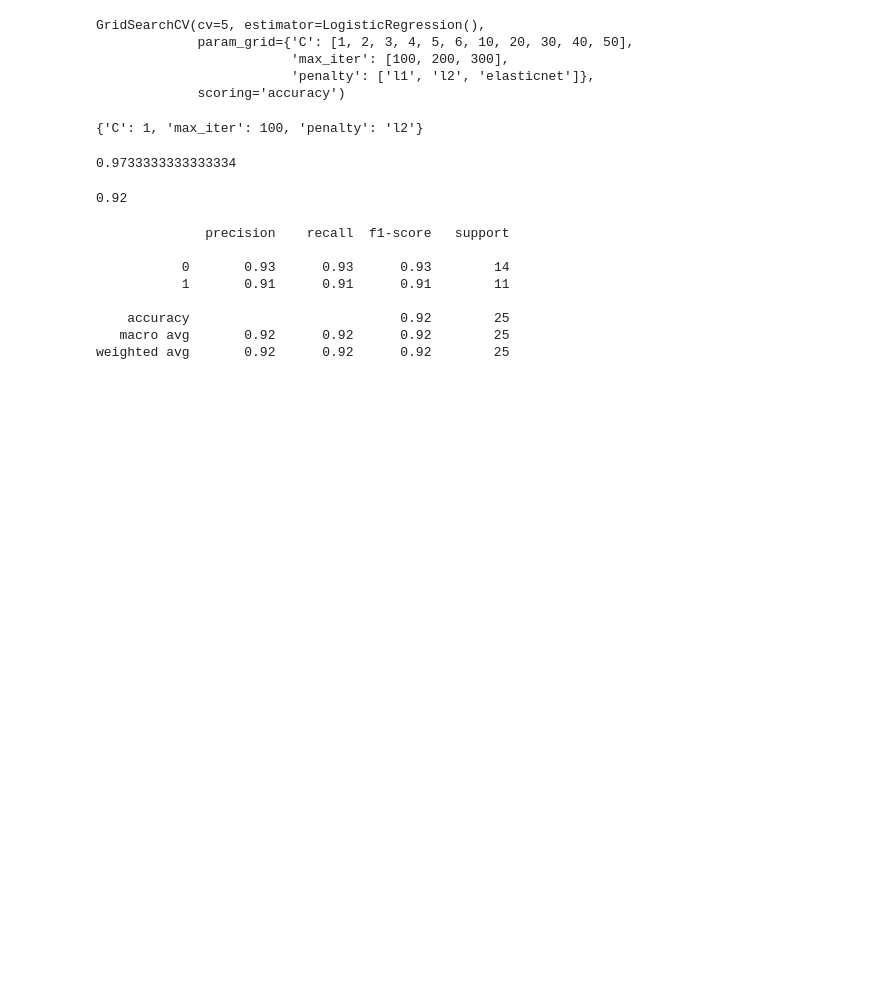
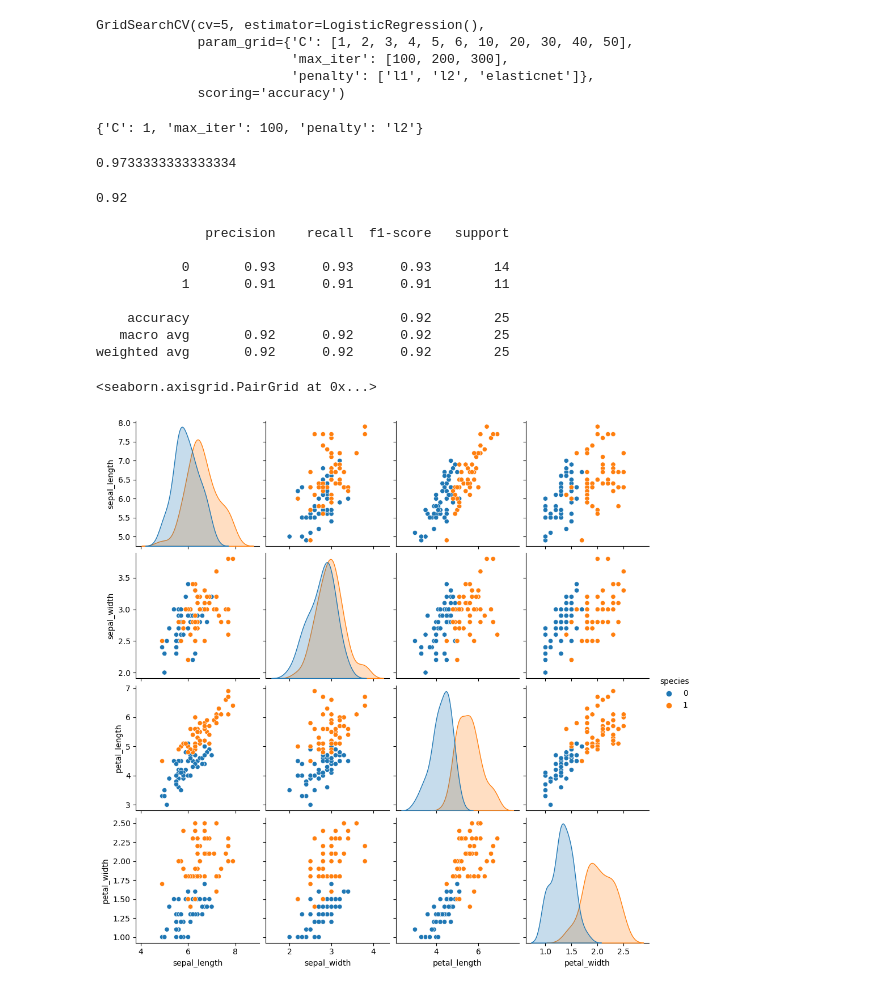
Before and after one commit to DeepjyotiBhattacharjee/Logistic-regression-practical-implementation, a Jupyter notebook: iris_dataset_classification.ipynb, the cells around one changed output. Saved outputs shown, nothing was run; the diff lists cells and outputs as text; code cells hidden in the pictures; blank space fills up the shorter version.

```diff
--- a/iris_dataset_classification.ipynb
+++ b/iris_dataset_classification.ipynb
@@ -228,4 +228,7 @@ weighted avg       0.92      0.92      0.92        25
 # %%
 ## EDA
 
-sns.pairplot
+sns.pairplot(df,hue='species')
+# %% [output]
+<seaborn.axisgrid.PairGrid at 0x...>
+[figure, added]
```
Also changed, not shown: parts of 1 cell of this notebook.
